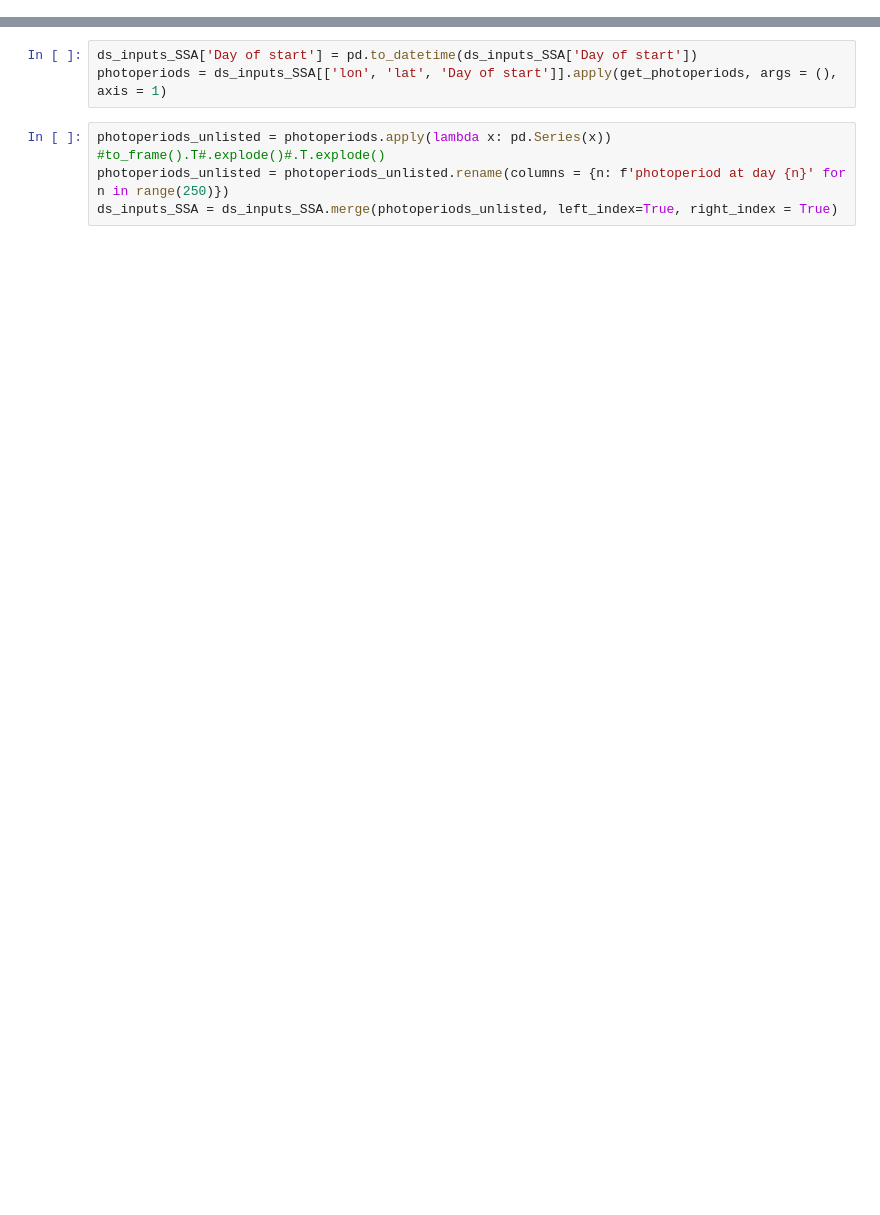
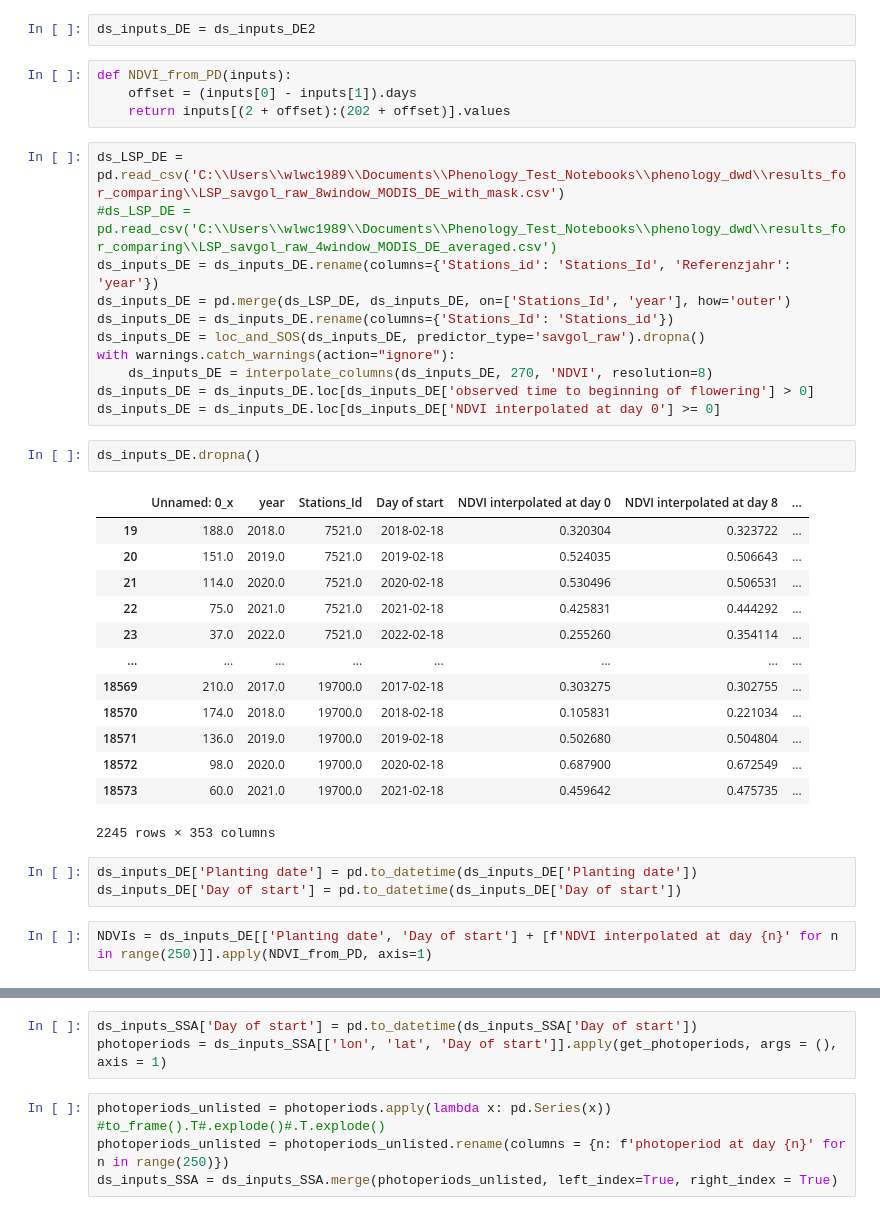
Before and after one commit to MartinP556/ML_algorithms, a Jupyter notebook: LSTM.ipynb, the cells around one changed output, grey strips where cells are left out. Drawn from its saved outputs; the diff is of its cells as text; blank space fills up the shorter version.

```diff
--- a/LSTM.ipynb
+++ b/LSTM.ipynb
@@ -55,0 +55,38 @@ Timedelta('0 days 08:29:00')
+# %%
+ds_inputs_DE = ds_inputs_DE2
+# %%
+def NDVI_from_PD(inputs):
+    offset = (inputs[0] - inputs[1]).days
+    return inputs[(2 + offset):(202 + offset)].values
+# %%
+ds_LSP_DE = pd.read_csv('C:\\Users\\wlwc1989\\Documents\\Phenology_Test_Notebooks\\phenology_dwd\\results_for_comparing\\LSP_savgol_raw_8window_MODIS_DE_with_mask.csv')
+#ds_LSP_DE = pd.read_csv('C:\\Users\\wlwc1989\\Documents\\Phenology_Test_Notebooks\\phenology_dwd\\results_for_comparing\\LSP_savgol_raw_4window_MODIS_DE_averaged.csv')
+ds_inputs_DE = ds_inputs_DE.rename(columns={'Stations_id': 'Stations_Id', 'Referenzjahr': 'year'})
+ds_inputs_DE = pd.merge(ds_LSP_DE, ds_inputs_DE, on=['Stations_Id', 'year'], how='outer')
+ds_inputs_DE = ds_inputs_DE.rename(columns={'Stations_Id': 'Stations_id'})
+ds_inputs_DE = loc_and_SOS(ds_inputs_DE, predictor_type='savgol_raw').dropna()
+with warnings.catch_warnings(action="ignore"):
+    ds_inputs_DE = interpolate_columns(ds_inputs_DE, 270, 'NDVI', resolution=8)
+ds_inputs_DE = ds_inputs_DE.loc[ds_inputs_DE['observed time to beginning of flowering'] > 0]
+ds_inputs_DE = ds_inputs_DE.loc[ds_inputs_DE['NDVI interpolated at day 0'] >= 0]
+# %%
+ds_inputs_DE.dropna()
+# %% [output]
+|  | Unnamed: 0_x | year | Stations_Id | Day of start | NDVI interpolated at day 0 | NDVI interpolated at day 8 | ... |
+| 19 | 188.0 | 2018.0 | 7521.0 | 2018-02-18 | 0.320304 | 0.323722 | ... |
+| 20 | 151.0 | 2019.0 | 7521.0 | 2019-02-18 | 0.524035 | 0.506643 | ... |
+| 21 | 114.0 | 2020.0 | 7521.0 | 2020-02-18 | 0.530496 | 0.506531 | ... |
+| 22 | 75.0 | 2021.0 | 7521.0 | 2021-02-18 | 0.425831 | 0.444292 | ... |
+| 23 | 37.0 | 2022.0 | 7521.0 | 2022-02-18 | 0.255260 | 0.354114 | ... |
+| ... | ... | ... | ... | ... | ... | ... | ... |
+| 18569 | 210.0 | 2017.0 | 19700.0 | 2017-02-18 | 0.303275 | 0.302755 | ... |
+| 18570 | 174.0 | 2018.0 | 19700.0 | 2018-02-18 | 0.105831 | 0.221034 | ... |
+| 18571 | 136.0 | 2019.0 | 19700.0 | 2019-02-18 | 0.502680 | 0.504804 | ... |
+| 18572 | 98.0 | 2020.0 | 19700.0 | 2020-02-18 | 0.687900 | 0.672549 | ... |
+| 18573 | 60.0 | 2021.0 | 19700.0 | 2021-02-18 | 0.459642 | 0.475735 | ... |
+2245 rows × 353 columns
+# %%
+ds_inputs_DE['Planting date'] = pd.to_datetime(ds_inputs_DE['Planting date'])
+ds_inputs_DE['Day of start'] = pd.to_datetime(ds_inputs_DE['Day of start'])
+# %%
+NDVIs = ds_inputs_DE[['Planting date', 'Day of start'] + [f'NDVI interpolated at day {n}' for n in range(250)]].apply(NDVI_from_PD, axis=1)
```
Also changed, not shown: parts of 61 cells of this notebook, 4 other files.
